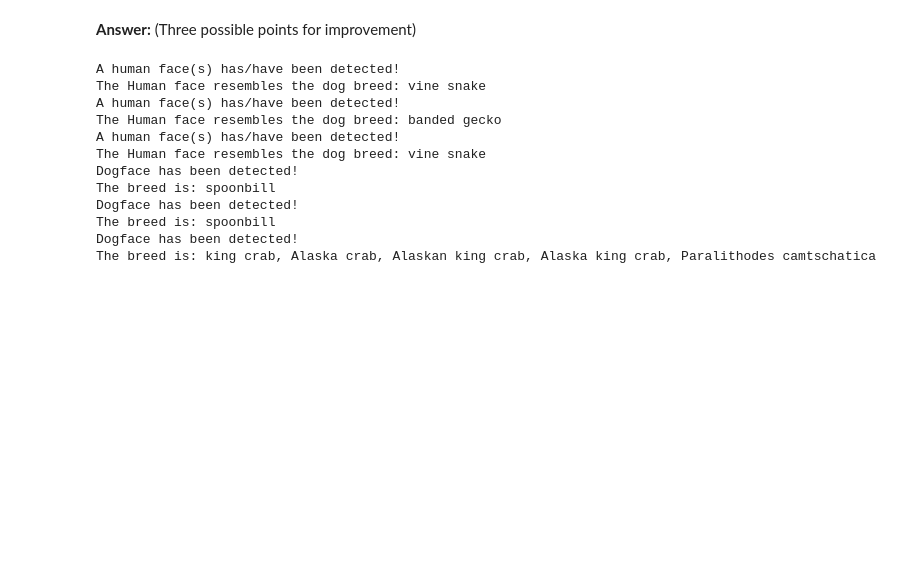
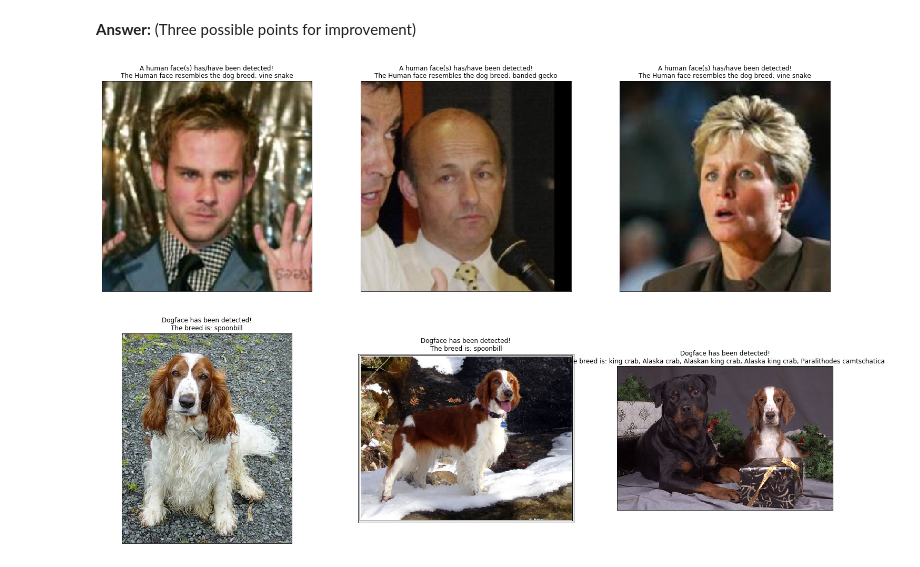
Before and after one commit to Marvinsky/dog_breed_recognition, a Jupyter notebook: dog_app/dog_app.ipynb, the cells around one changed output. Cells and saved outputs as stored; diff of their text form; code cells hidden in the pictures; blank space fills up the shorter version.

```diff
--- a/dog_app/dog_app.ipynb
+++ b/dog_app/dog_app.ipynb
@@ -1245,17 +1216,16 @@ Some sample output for our algorithm is provided below, but feel free to design
 
 def run_app(img_path):
     ## handle cases for a human face, dog, and neither
-    breed = ""
+    msg = ""
     if dog_detector(img_path):
         breed = predict_breed_transfer(img_path)
-        print("Dogface has been detected!")
-        print("The breed is: {}".format(breed))
+        msg = "Dogface has been detected!\nThe breed is: {}".format(breed)
     elif face_detector(img_path):
         breed = predict_breed_transfer(img_path)
-        print("A human face(s) has/have been detected!")
-        print("The Human face resembles the dog breed: {}".format(breed))
+        msg = "A human face(s) has/have been detected!\nThe Human face resembles the dog breed: {}".format(breed)
     else:
-        print("Neither dog or human faces were detected!")
+        msg = "Neither dog or human faces were detected!"
+    return msg
 # %% [markdown]
 ---
 <a id='step6'></a>
@@ -1273,22 +1243,19 @@ __Answer:__ (Three possible points for improvement)
 # %%
 ## TODO: Execute your algorithm from Step 6 on
 ## at least 6 images on your computer.
 ## Feel free to use as many code cells as needed.
 
-## suggested code, below
+fig = plt.figure(figsize=(25, 25))
+
+list_imgs = []
 for file in np.hstack((human_files[:3], dog_files[:3])):
-    #print(f"file = {file}")
-    run_app(file)
+    list_imgs.append(file)
+
+for idx in np.arange(6):
+    msg = run_app(list_imgs[idx])
+    img = Image.open(list_imgs[idx])
+    ax = fig.add_subplot(3,6/2, idx+1,  xticks=[], yticks=[])
+    ax.imshow(img)
+    ax.set_title(msg)
 # %% [output]
-A human face(s) has/have been detected!
-The Human face resembles the dog breed: vine snake
-A human face(s) has/have been detected!
-The Human face resembles the dog breed: banded gecko
-A human face(s) has/have been detected!
-The Human face resembles the dog breed: vine snake
-Dogface has been detected!
-The breed is: spoonbill
-Dogface has been detected!
-The breed is: spoonbill
-Dogface has been detected!
-The breed is: king crab, Alaska crab, Alaskan king crab, Alaska king crab, Paralithodes camtschatica
+[figure, added]
```
Also changed, not shown: parts of 4 cells of this notebook.
